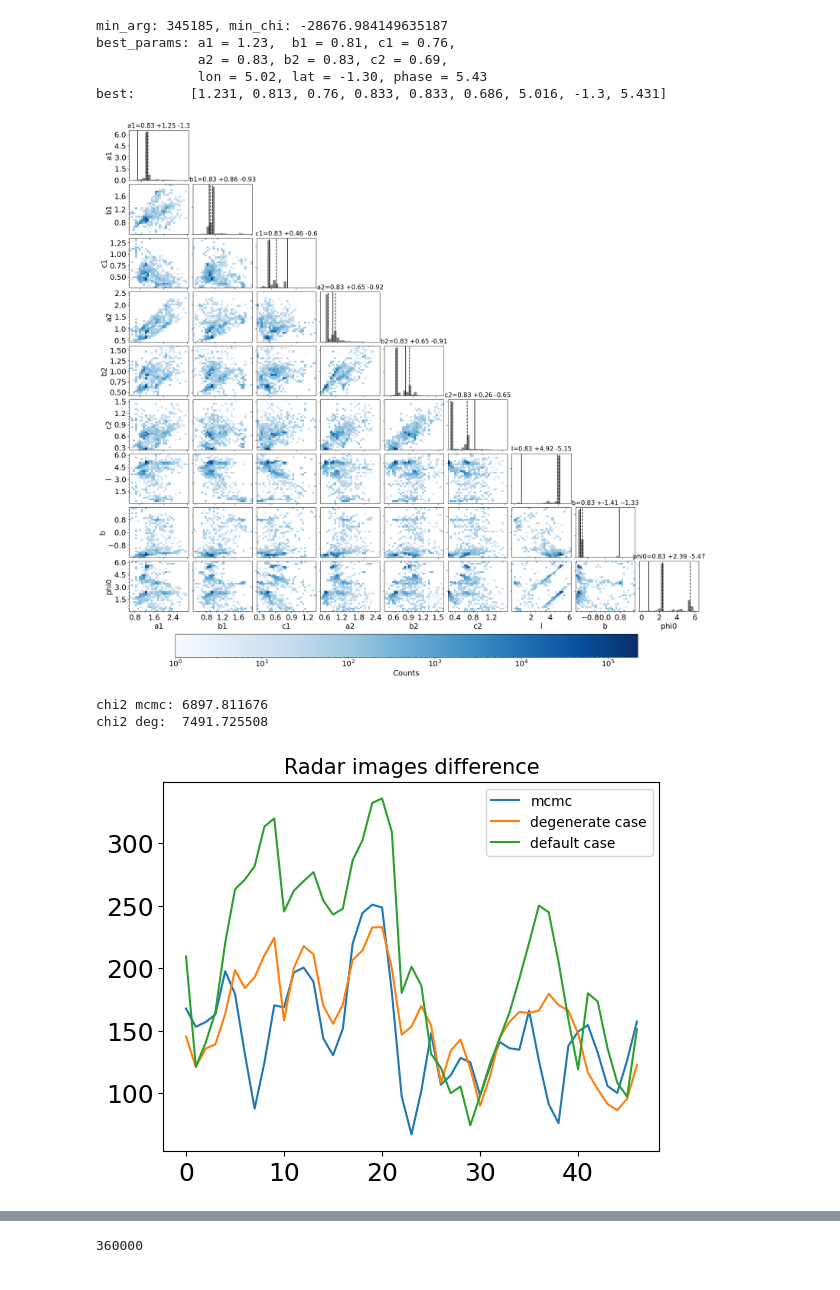
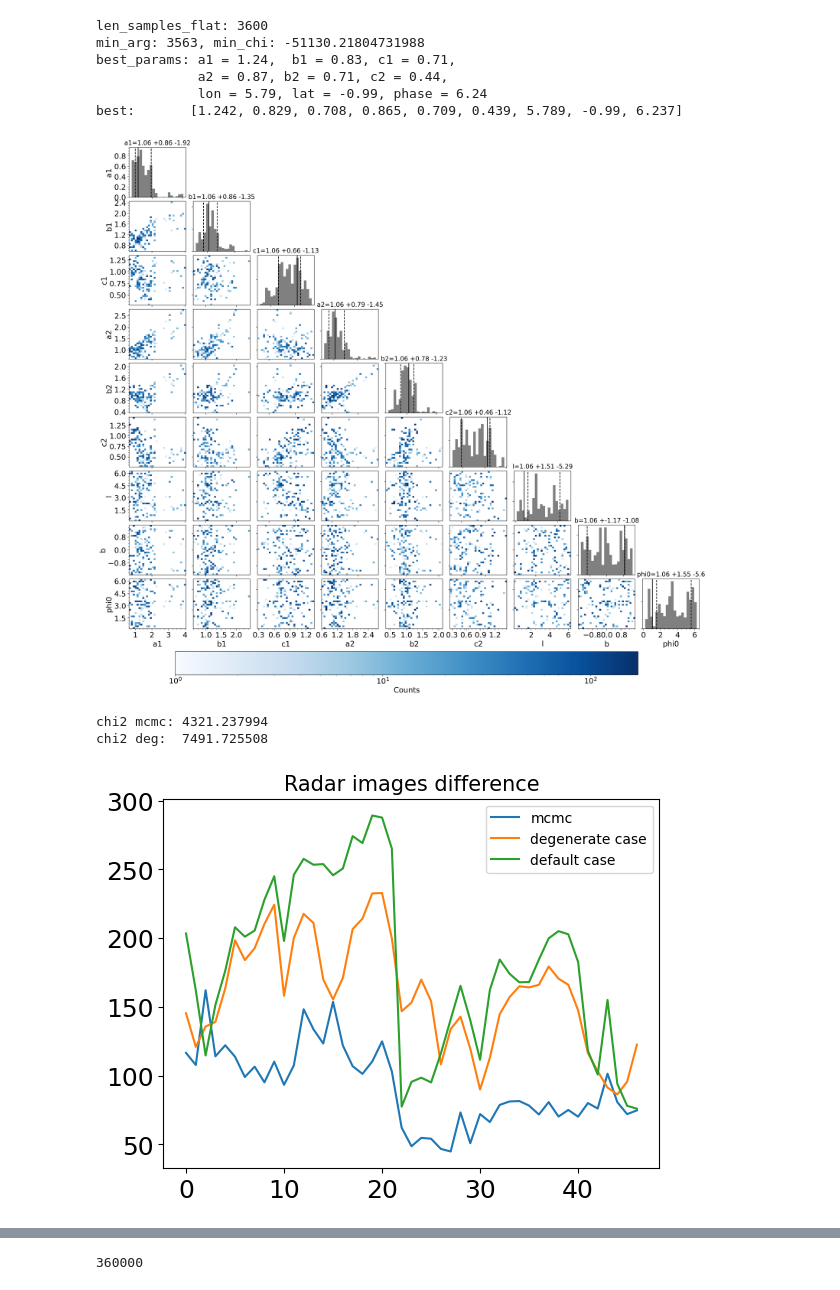
Before and after one commit to IgorEnergyOne/Binary_mcmc, a Jupyter notebook: double_mcmc_binary.ipynb, the cells around one changed output, grey strips where cells are left out. Drawn from its saved outputs; the diff is of its cells as text; code cells hidden in the pictures.

Commit message:
fixed issues with radar images (Ny/2)

```diff
--- a/double_mcmc_binary.ipynb
+++ b/double_mcmc_binary.ipynb
@@ -312,8 +317,8 @@ fit_curve = theor_curve(best_fit_params, earth_data, sun_data)
 # pickle.dump(sampler, file=file_pick)
 # %%
 import pickle
-file_pick = open('mcmc_samplers/both_mcmc_29_08.obj', 'rb')
-#file_pick = open('mcmc_results.obj', 'rb')
+file_pick = open('both_mcmc_test.obj', 'rb')
+#file_pick = open('mcmc_results_keyinterrupt.obj', 'rb')
 sampler = pickle.load(file_pick)
 # %%
 samples_flat = sampler.flatchain
@@ -321,6 +326,7 @@ samples = sampler.get_chain(flat=True)
 flat_ln = sampler.flatlnprobability #[np.isfinite(sampler.flatlnprobability)]
 min_arg = flat_ln.argmax()
 min_chi = flat_ln[min_arg]
+print(f'len_samples_flat: {len(samples_flat)}')
 print(f"min_arg: {min_arg}, min_chi: {min_chi}")
 best_params = samples_flat[min_arg]
 print("""best_params: a1 = {:.2f},  b1 = {:.2f}, c1 = {:.2f},
@@ -329,8 +335,9 @@ print("""best_params: a1 = {:.2f},  b1 = {:.2f}, c1 = {:.2f},
 #best_params = np.insert(best_params, 0, 1.0)
 print('best:      ', [round(param, 3) for param in best_params])
 # %% [output]
-min_arg: 345185, min_chi: -28676.984149635187
-best_params: a1 = 1.23,  b1 = 0.81, c1 = 0.76,
-             a2 = 0.83, b2 = 0.83, c2 = 0.69,
-             lon = 5.02, lat = -1.30, phase = 5.43
-best:       [1.231, 0.813, 0.76, 0.833, 0.833, 0.686, 5.016, -1.3, 5.431]
+len_samples_flat: 3600
+min_arg: 3563, min_chi: -51130.21804731988
+best_params: a1 = 1.24,  b1 = 0.83, c1 = 0.71,
+             a2 = 0.87, b2 = 0.71, c2 = 0.44,
+             lon = 5.79, lat = -0.99, phase = 6.24
+best:       [1.242, 0.829, 0.708, 0.865, 0.709, 0.439, 5.789, -0.99, 6.237]
@@ -349,7 +360,7 @@ plt.rcParams['xtick.labelsize'] = 18
 plt.rcParams['ytick.labelsize'] = 18
 plt.rcParams['axes.titlesize'] = 15
 # Create a figure with subplots
-fig, axes = plt.subplots(num_params, num_params, figsize=(20, 20), dpi=100)
+fig, axes = plt.subplots(num_params, num_params, figsize=(20, 20), dpi=200)
 bins_heat = 30
 bins_hist = 20
 
@@ -408,26 +419,26 @@ if mappable:
 plt.tight_layout(pad=0.1, h_pad=-0.4, w_pad=0.0)
 plt.show()
 # %% [output]
-[figure, old version]
+[figure, new version]
 # %%
 Nalpha=50
 dalphadbeta = math.pi**2/Nalpha**2
-diff_best, imgs = images_diff(best_params, radar_image_params, radar_images_obs, position_vecs, mult=450)
+diff_best, imgs = images_diff(best_params, radar_image_params, radar_images_obs, position_vecs, mult=500)
 diff_deg, imgs_deg = images_diff([1e-5, 1e-5, 1e-5, 1e-5, 1e-5, 1e-5, 0, 0, 0], radar_image_params,
                            radar_images_obs, position_vecs)
 diff_def, imgs_def = images_diff([1.0, 1.0, 1.0, 1.0, 1.0, 1.0, 0, 0, 0], radar_image_params,
                            radar_images_obs, position_vecs)
 plt.title('Radar images difference')
 plt.plot(diff_best, label='mcmc')
 plt.plot(diff_deg, label='degenerate case')
 plt.plot(diff_def, label='default case')
 plt.legend()
 print(f'chi2 mcmc: {np.sum(diff_best):2f}',)
 print(f'chi2 deg:  {np.sum(diff_deg):2f}')
 # %% [output]
-chi2 mcmc: 6897.811676
+chi2 mcmc: 4321.237994
 chi2 deg:  7491.725508
-[figure, old version]
+[figure, new version]
 # %%
 rows = 5
 cols = 9
```
Also changed, not shown: parts of 5 cells of this notebook, 2 other files.
